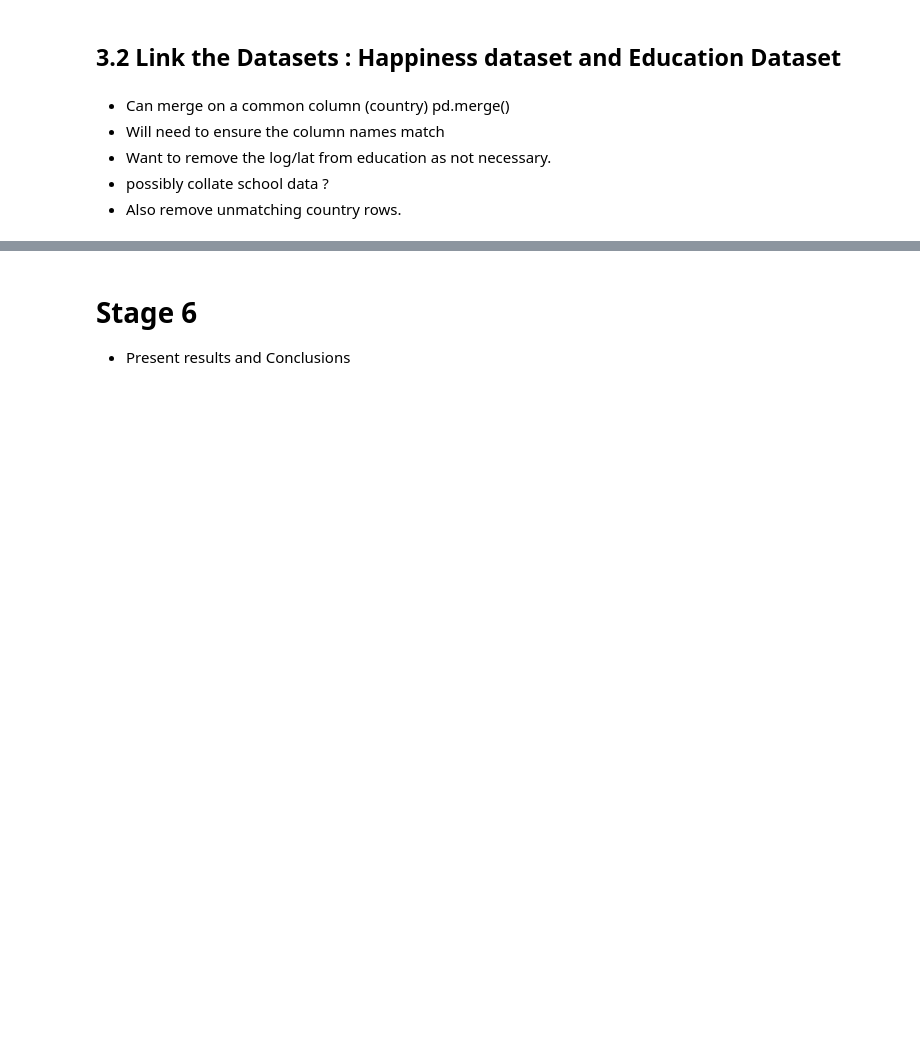
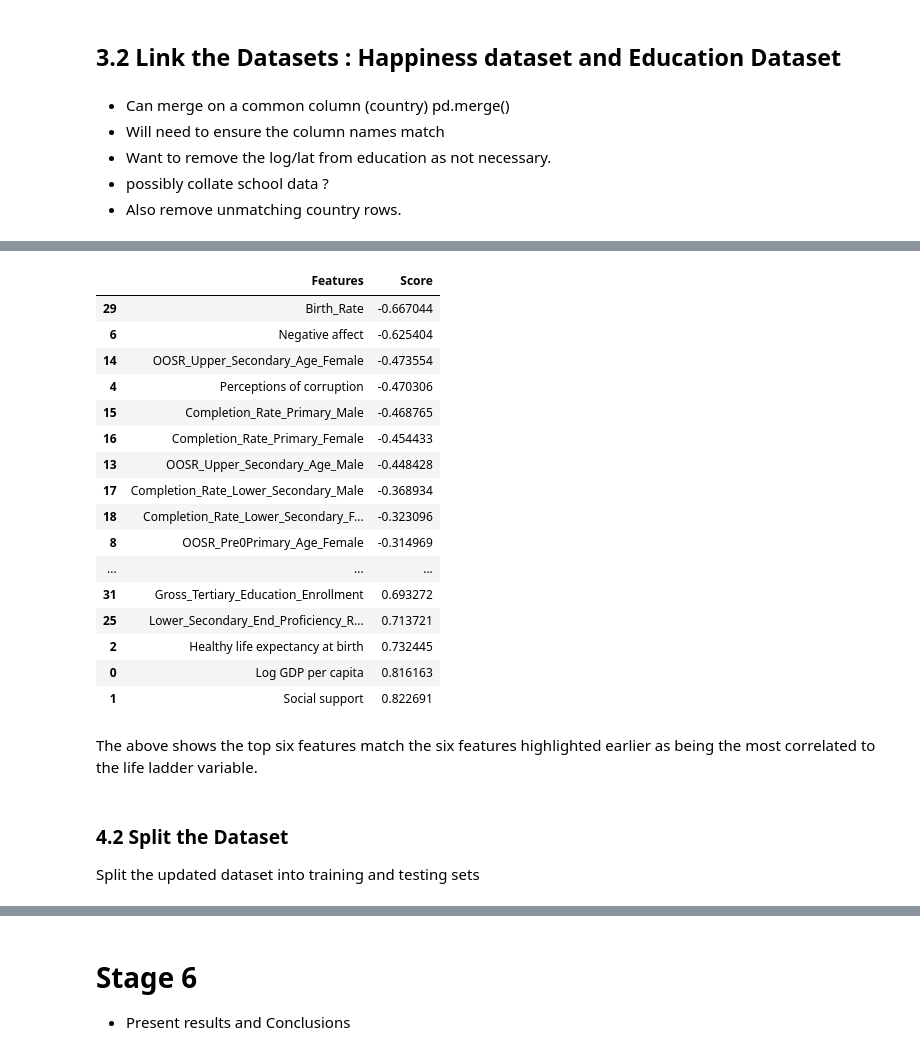
Before and after one commit to EmoSense/data_explore, a Jupyter notebook: DataDrivenModel.ipynb, the cells around one changed output, grey strips where cells are left out. Drawn from its saved outputs; the diff is of its cells as text; code cells hidden in the pictures; blank space fills up the shorter version.

```diff
--- a/DataDrivenModel.ipynb
+++ b/DataDrivenModel.ipynb
@@ -297,0 +413,36 @@ Total matching countries:  154
+# %%
+
+selected_features_table = merged_table.drop(columns=['Generosity'])
+# %%
+X= selected_features_table.iloc[:,2:]
+Y= selected_features_table.iloc[:,1]
+
+best_features= SelectKBest(score_func=r_regression, k= 6)
+fit= best_features.fit(X,Y)
+
+df_scores= pd.DataFrame(fit.scores_)
+df_columns= pd.DataFrame(X.columns)
+
+features_scores= pd.concat([df_columns, df_scores], axis=1)
+features_scores.columns= ['Features', 'Score']
+features_scores.sort_values(by = 'Score')
+# %% [output]
+|  | Features | Score |
+| 29 | Birth_Rate | -0.667044 |
+| 6 | Negative affect | -0.625404 |
+| 14 | OOSR_Upper_Secondary_Age_Female | -0.473554 |
+| 4 | Perceptions of corruption | -0.470306 |
+| 15 | Completion_Rate_Primary_Male | -0.468765 |
+| 16 | Completion_Rate_Primary_Female | -0.454433 |
+| 13 | OOSR_Upper_Secondary_Age_Male | -0.448428 |
+| 17 | Completion_Rate_Lower_Secondary_Male | -0.368934 |
+| 18 | Completion_Rate_Lower_Secondary_F... | -0.323096 |
+| 8 | OOSR_Pre0Primary_Age_Female | -0.314969 |
+| ... | ... | ... |
+| 31 | Gross_Tertiary_Education_Enrollment | 0.693272 |
+| 25 | Lower_Secondary_End_Proficiency_R... | 0.713721 |
+| 2 | Healthy life expectancy at birth | 0.732445 |
+| 0 | Log GDP per capita | 0.816163 |
+| 1 | Social support | 0.822691 |
+# %% [markdown]
+The above shows the top six features match the six features highlighted earlier as being the most correlated to the life ladder variable.
@@ -297,0 +451,3 @@ Total matching countries:  154
+# %% [markdown]
+### 4.2 Split the Dataset
+Split the updated dataset into training and testing sets
```
Also changed, not shown: parts of 62 cells of this notebook.
